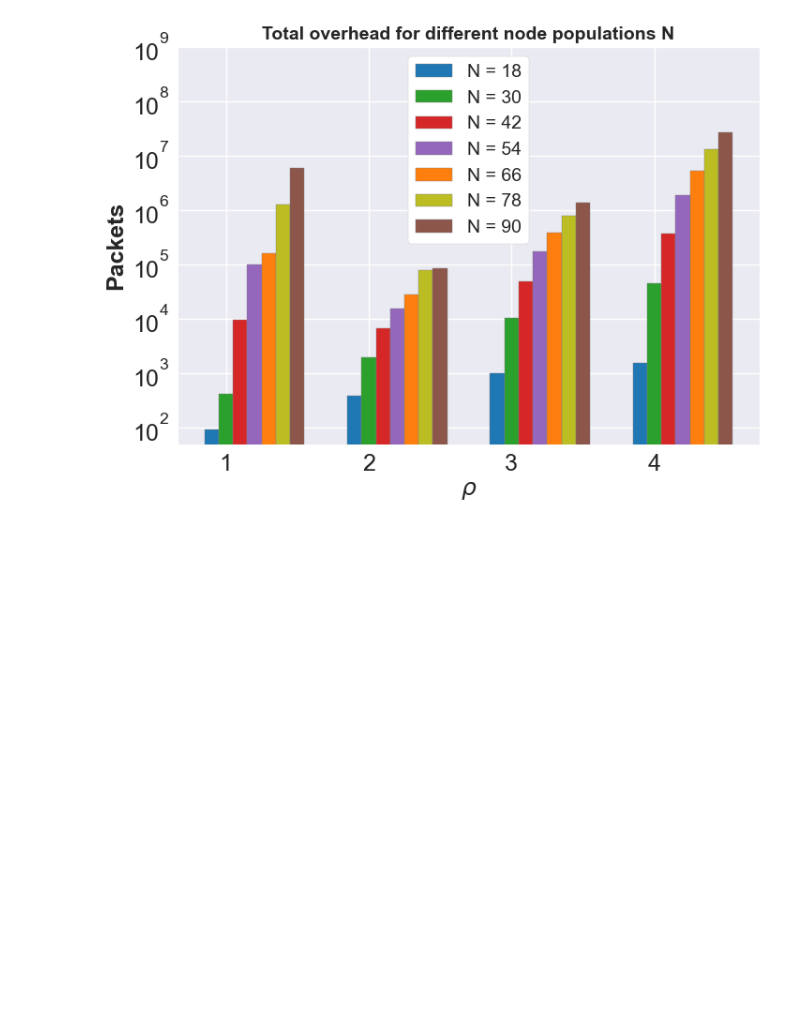
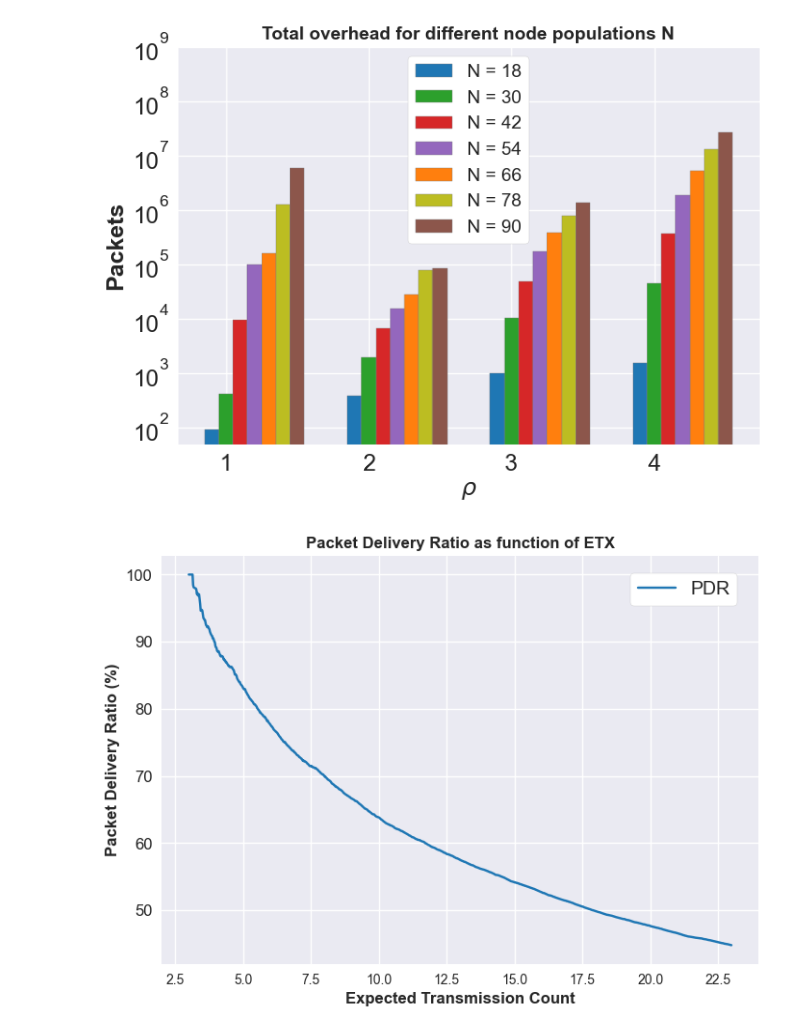
Before and after one commit to mathias-magnusson/Zone-routing-protocol, a Jupyter notebook: plot.ipynb, the cells around one changed output. Cells and saved outputs as stored; diff of their text form; code cells hidden in the pictures; blank space fills up the shorter version.

```diff
--- a/plot.ipynb
+++ b/plot.ipynb
@@ -425,3 +426,35 @@ plt.title("Total overhead for different node populations N", weight='bold', font
 legend = plt.legend(loc='upper center', frameon=True, framealpha=1, facecolor='white', fontsize = 14)
 # %% [output]
 [figure]
+# %%
+# Specify the CSV file path
+csv_file_path = '/Users/mathiasmagnusson/Desktop/etx-vs-pdr.csv'
+
+# Read data from the CSV file
+with open(csv_file_path, 'r') as csv_file:
+    # Create a CSV reader object
+    csv_reader = csv.reader(csv_file)
+
+    # Skip the header if it exists
+    header = next(csv_reader)
+
+    # Read x and y values
+    x_values = []
+    y_values = []
+    for row in csv_reader:
+        x, y = map(float, row)
+        x_values.append(x)
+        y_values.append(y)
+
+plt.style.use('seaborn-v0_8')
+
+plt.plot(x_values, y_values, linestyle='-', color='tab:blue', label='PDR', linewidth='3')
+
+plt.yticks(fontsize=12)
+
+plt.xlabel('Expected Transmission Count', weight='bold', fontsize=12)
+plt.ylabel('Packet Delivery Ratio (%)', weight='bold', fontsize=12)
+plt.title('Packet Delivery Ratio as function of ETX', weight='bold')
+legend = plt.legend(loc='upper right', bbox_to_anchor=(0.98, 0.98), frameon=True, framealpha=1, facecolor='white', fontsize = 14)
+# %% [output]
+[figure, added]
```
Also changed, not shown: parts of 1 cell of this notebook.
